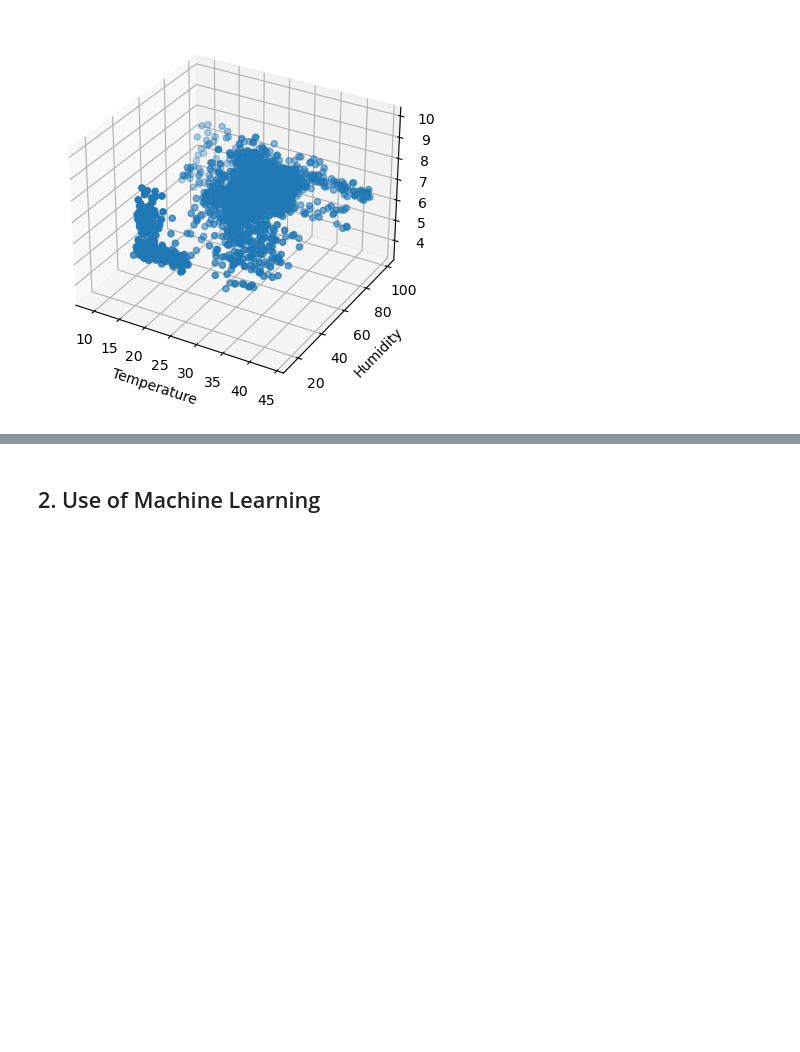
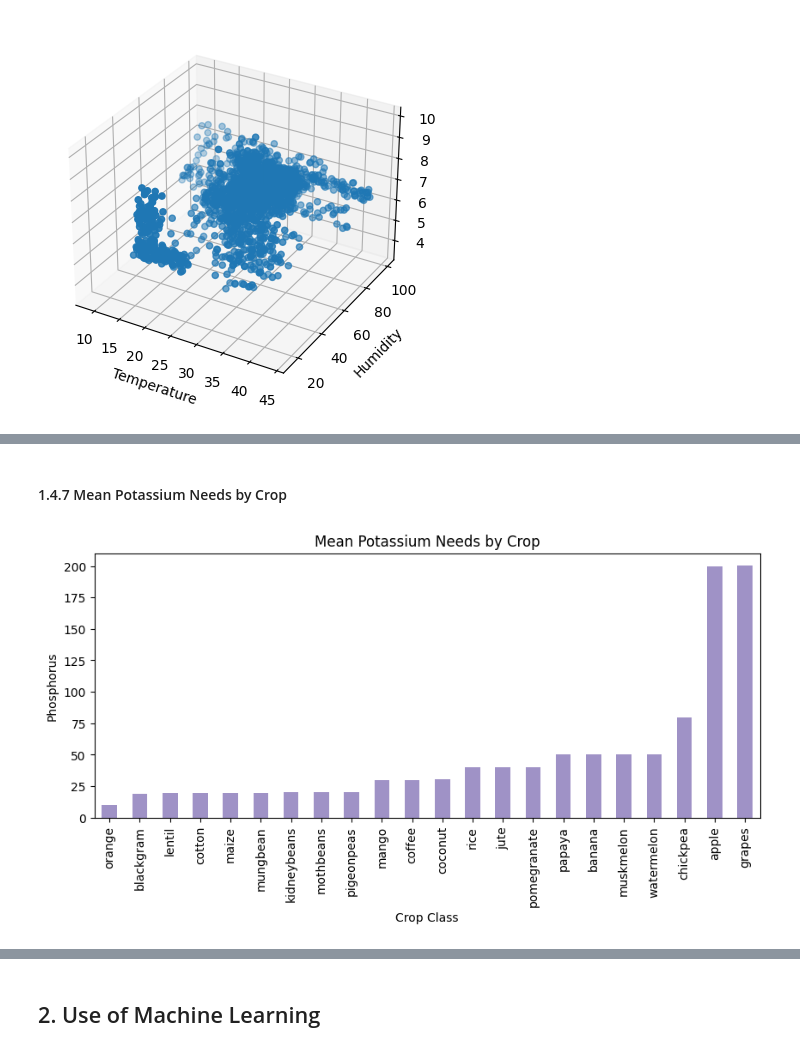
Before and after one commit to jm55/DLSU-Intelligent-Systems, a Jupyter notebook: Machine Learning/notebook-v2.ipynb, the cells around one changed output, grey strips where cells are left out. Saved outputs shown, nothing was run; the diff lists cells and outputs as text; code cells hidden in the pictures; blank space fills up the shorter version.

```diff
--- a/Machine Learning/notebook-v2.ipynb
+++ b/Machine Learning/notebook-v2.ipynb
@@ -248,0 +291,13 @@ plt.show()
+# %% [markdown]
+#### 1.4.7 Mean Potassium Needs by Crop
+# %%
+crop_potassium =  crops_df.groupby('label')['potassium'].mean().sort_values()
+
+fig,ax = plt.subplots(figsize=(10, 4))
+crop_potassium.plot(kind='bar', ax=ax, color='#9F92C6')
+ax.set_xlabel('Crop Class')
+ax.set_ylabel('Phosphorus')
+ax.set_title('Mean Potassium Needs by Crop')
+plt.show()
+# %% [output]
+[figure, added]
```
Also changed, not shown: parts of 17 cells of this notebook.
